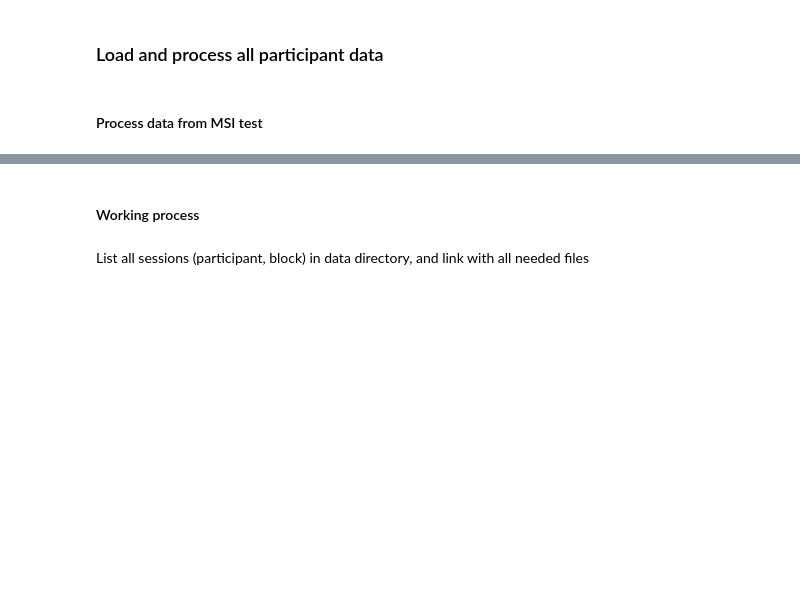
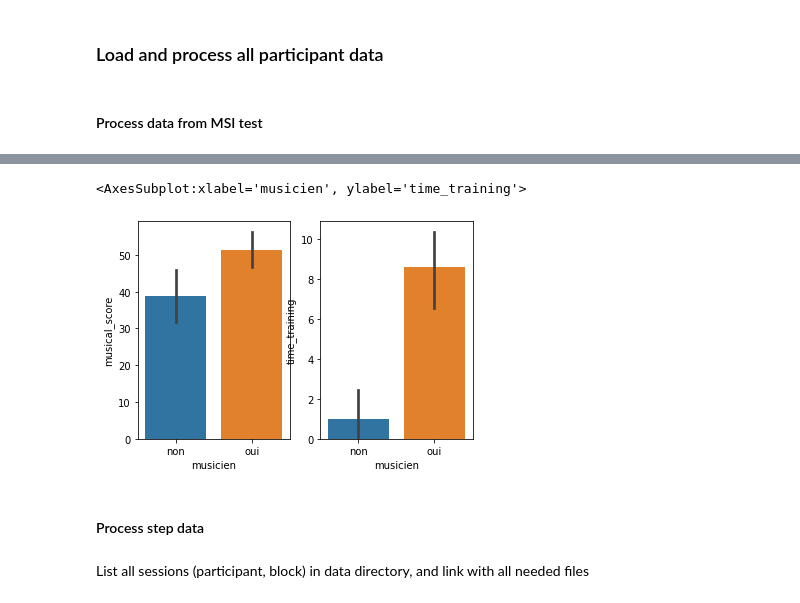
Before and after one commit to creamlab/treadmill, a Jupyter notebook: analysis/analysis.ipynb, the cells around one changed output, grey strips where cells are left out. Saved outputs shown, nothing was run; the diff lists cells and outputs as text; code cells hidden in the pictures; blank space fills up the shorter version.

```diff
--- a/analysis/analysis.ipynb
+++ b/analysis/analysis.ipynb
@@ -960,3 +975,23 @@ answers_msi
+# %%
+recode_time={'2 ans':2,
+             'Jamais':0,
+             '3 à 5 ans':3,
+             '10 ans et plus':10,
+             '15 ans':15,
+             '6 à 9 ans':6,
+             '6 ans':5}
+answers_msi.time_training = answers_msi.time_training.apply(lambda val: recode_time[val])
 # %%
 # deduce musical score from MSI test data
-answers_msi['musical_score'] = answers_msi['J_écoute_souvent_certaines_musiques_pour_me_motiver_ou_m_enthousiasmer']+answers_msi['Je_suis_capable_de_parler_des_émotions_qu_évoque_pour_moi_un_morceau_de_musique'] +answers_msi['La_musique_peut_m_évoquer_des_souvenirs_de_personnes_ou_d_endroits_du_passé'] +answers_msi['Je_consacre_une_partie_importante_de_mon_temps_libre_à_des_activités_liées_à_la_musique'] +answers_msi['Je_lis_ou_je_cherche_souvent_sur_internet_des_informations_en_lien_avec_la_musique'] +answers_msi['Je_ne_pourrais_pas_vivre_sans_musique'] +answers_msi['Je_trouve_difficile_de_repérer_les_fautes_dans_l_exécution_d_une_chanson_ou_d_un_morceau_même_si_je_connais_la_mélodie'] +answers_msi['Je_suis_capable_de_dire_si_quelqu_un_ne_chante_ou_ne_joue_pas_en_rythme'] +answers_msi['Je_suis_capable_de_dire_quand_quelqu_un_chante_ou_joue_faux'] +answers_msi['Je_suis_capable_de_trouver_les_bonnes_notes_lorsque_je_chante_accompagné_e_d_un_enregistrement'] +answers_msi['Si_quelqu_un_chante_une_chanson_que_je_ne_connais_pas_je_peux_me_mettre_à_la_chanter_avec_lui_ou_avec_elle'] +answers_msi['Je_n_aime_pas_chanter_en_public_car_j_ai_peur_de_chanter_les_mauvaises_notes']
+answers_msi['musical_score'] = (answers_msi.MSI_MOTI +
+                                answers_msi.MSI_EMOT +
+                                answers_msi.MSI_MEMO +
+                                answers_msi.MSI_TIME +
+                                answers_msi.MSI_INFO +
+                                answers_msi.MSI_LIFE +
+                                (- answers_msi.MSI_DIFF) +
+                                answers_msi.MSI_RYTM +
+                                answers_msi.MSI_FAUX +
+                                answers_msi.MSI_ACCO +
+                                answers_msi.MSI_AVEC +
+                                ( - answers_msi.MSI_PEUR))
@@ -982,5 +998,17 @@ answers_msi['musical_score'] = answers_msi['J_écoute_souvent_certaines_musiques
-# %% [markdown]
-#### Working process
+# %%
+plt.subplot(1,2,1)
+sns.barplot(data=answers_msi,
+              x='musicien',order=['non','oui'],
+              y='musical_score')
+plt.subplot(1,2,2)p
+sns.barplot(data=answers_msi,
+              x='musicien',order=['non','oui'],
+              y='time_training')
+# %% [output]
+<AxesSubplot:xlabel='musicien', ylabel='time_training'>
+[figure, added]
+# %% [markdown]
+#### Process step data
 # %% [markdown]
 List all sessions (participant, block) in data directory, and link with all needed files
 # %%
```
Also changed, not shown: parts of 26 cells of this notebook.
